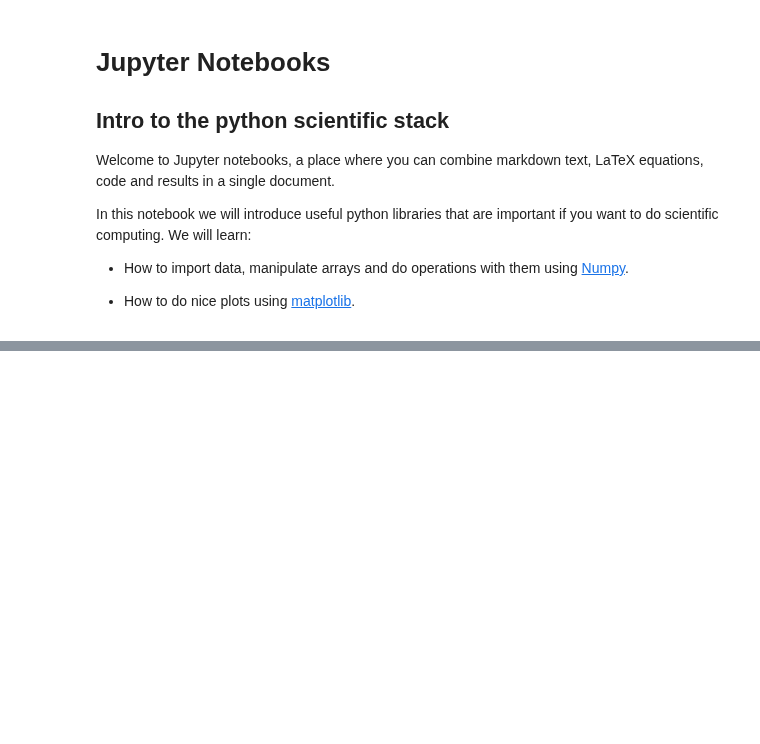
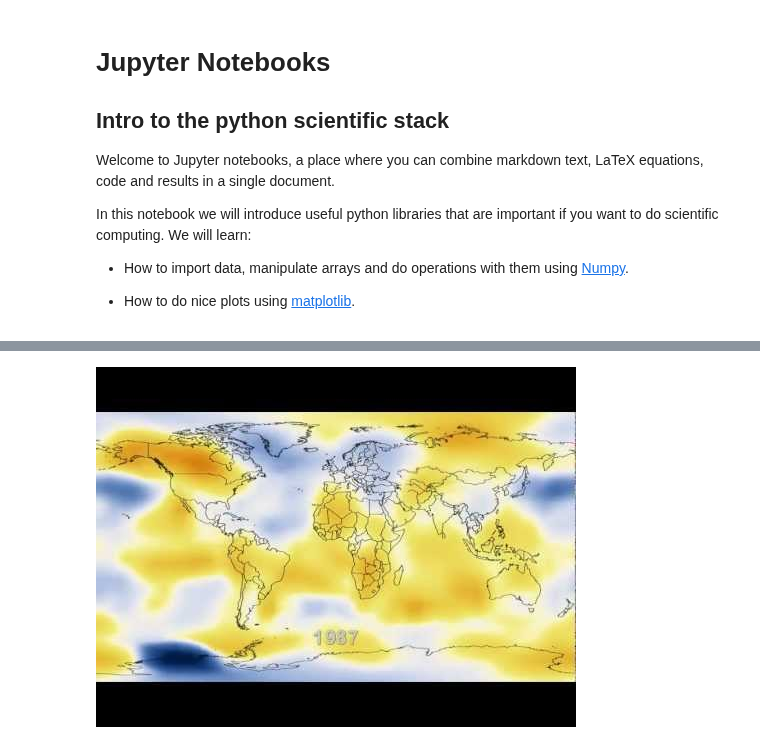
Before and after one commit to barbagroup/essential_skills_RRC, a Jupyter notebook: the_python_scientific_stack.ipynb, the cells around one changed output, grey strips where cells are left out. Cells and saved outputs as stored; diff of their text form; code cells hidden in the pictures; blank space fills up the shorter version.

```diff
--- a/the_python_scientific_stack.ipynb
+++ b/the_python_scientific_stack.ipynb
@@ -14,0 +25,5 @@ In this notebook we will introduce useful python libraries that are important if
+# %%
+from IPython.display import YouTubeVideo
+YouTubeVideo('lyb4gau3LyI')
+# %% [output]
+[figure, added]
```
Also changed, not shown: parts of 3 cells of this notebook.
